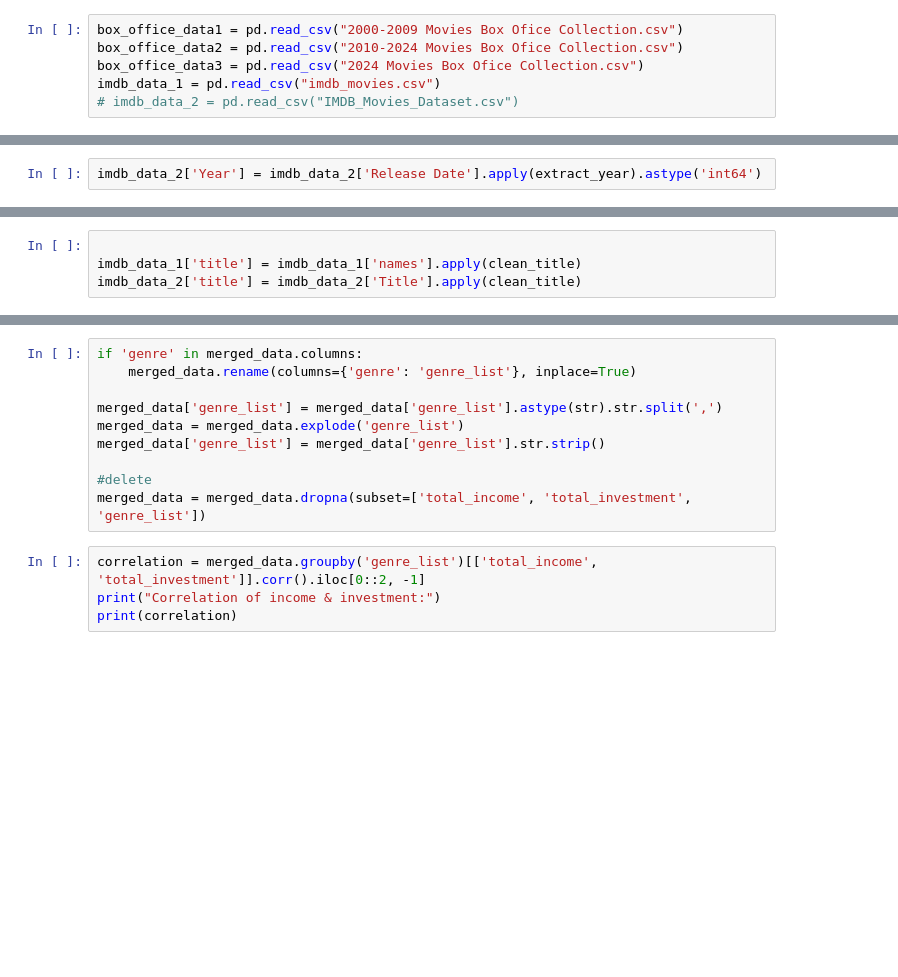
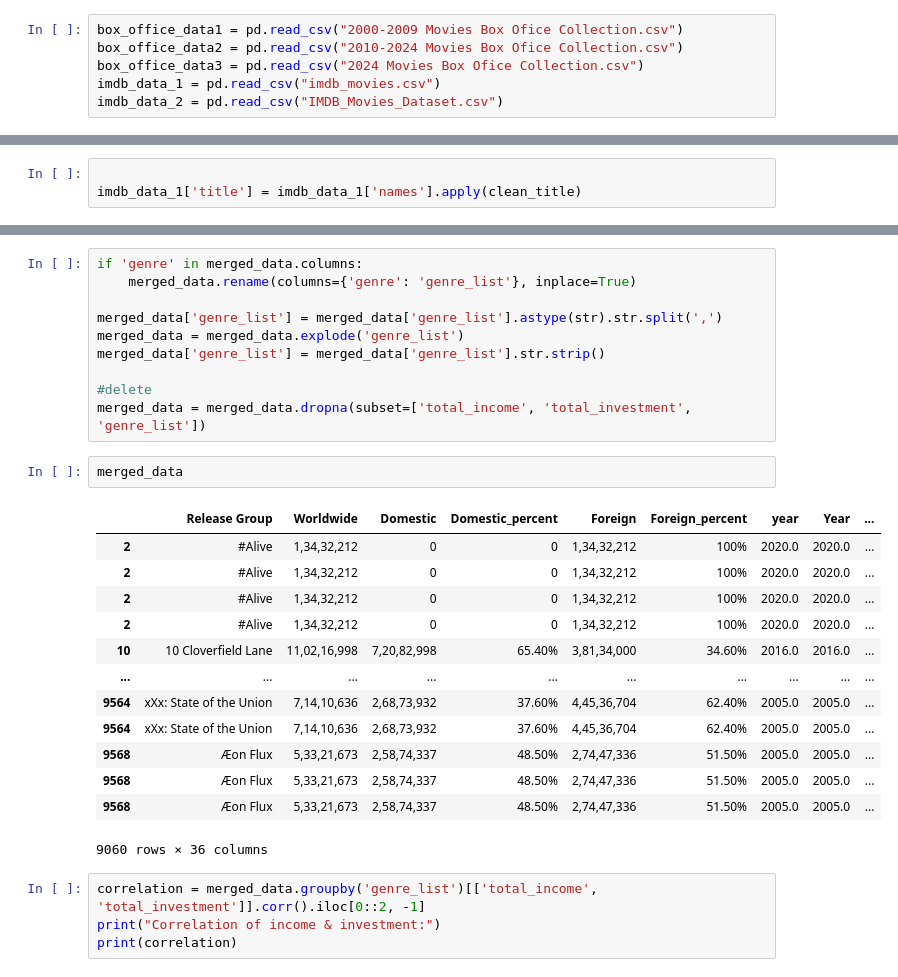
Before and after one commit to ReemaS03/SpotifyFeaturesVSPopularity, a Jupyter notebook: main.ipynb, the cells around one changed output, grey strips where cells are left out. Saved outputs shown, nothing was run; the diff lists cells and outputs as text; blank space fills up the shorter version.

```diff
--- a/main.ipynb
+++ b/main.ipynb
@@ -12,7 +12,7 @@ box_office_data1 = pd.read_csv("2000-2009 Movies Box Ofice Collection.csv")
 box_office_data2 = pd.read_csv("2010-2024 Movies Box Ofice Collection.csv")
 box_office_data3 = pd.read_csv("2024 Movies Box Ofice Collection.csv")
 imdb_data_1 = pd.read_csv("imdb_movies.csv")
-# imdb_data_2 = pd.read_csv("IMDB_Movies_Dataset.csv")
+imdb_data_2 = pd.read_csv("IMDB_Movies_Dataset.csv")
 # %%
 box_office_data = pd.concat([box_office_data1, box_office_data2, box_office_data3]).reset_index(drop=True)
 # %%
@@ -84,5 +84,3 @@ np.int64(2023)
 # %%
 def extract_year(date):
     return re.findall(r'\b\d{4}\b', date)[0]
-# %%
-imdb_data_2['Year'] = imdb_data_2['Release Date'].apply(extract_year).astype('int64')
@@ -100,6 +90,5 @@ def clean_title(title):
 # %%
 
 imdb_data_1['title'] = imdb_data_1['names'].apply(clean_title)
-imdb_data_2['title'] = imdb_data_2['Title'].apply(clean_title)
 # %%
 box_office_data['title'] = box_office_data['Release Group'].apply(clean_title)
@@ -233,6 +213,22 @@ merged_data['genre_list'] = merged_data['genre_list'].str.strip()
 
 #delete
 merged_data = merged_data.dropna(subset=['total_income', 'total_investment', 'genre_list'])
+# %%
+merged_data
+# %% [output]
+|  | Release Group | Worldwide | Domestic | Domestic_percent | Foreign | Foreign_percent | year | Year | ... |
+| 2 | #Alive | 1,34,32,212 | 0 | 0 | 1,34,32,212 | 100% | 2020.0 | 2020.0 | ... |
+| 2 | #Alive | 1,34,32,212 | 0 | 0 | 1,34,32,212 | 100% | 2020.0 | 2020.0 | ... |
+| 2 | #Alive | 1,34,32,212 | 0 | 0 | 1,34,32,212 | 100% | 2020.0 | 2020.0 | ... |
+| 2 | #Alive | 1,34,32,212 | 0 | 0 | 1,34,32,212 | 100% | 2020.0 | 2020.0 | ... |
+| 10 | 10 Cloverfield Lane | 11,02,16,998 | 7,20,82,998 | 65.40% | 3,81,34,000 | 34.60% | 2016.0 | 2016.0 | ... |
+| ... | ... | ... | ... | ... | ... | ... | ... | ... | ... |
+| 9564 | xXx: State of the Union | 7,14,10,636 | 2,68,73,932 | 37.60% | 4,45,36,704 | 62.40% | 2005.0 | 2005.0 | ... |
+| 9564 | xXx: State of the Union | 7,14,10,636 | 2,68,73,932 | 37.60% | 4,45,36,704 | 62.40% | 2005.0 | 2005.0 | ... |
+| 9568 | Æon Flux | 5,33,21,673 | 2,58,74,337 | 48.50% | 2,74,47,336 | 51.50% | 2005.0 | 2005.0 | ... |
+| 9568 | Æon Flux | 5,33,21,673 | 2,58,74,337 | 48.50% | 2,74,47,336 | 51.50% | 2005.0 | 2005.0 | ... |
+| 9568 | Æon Flux | 5,33,21,673 | 2,58,74,337 | 48.50% | 2,74,47,336 | 51.50% | 2005.0 | 2005.0 | ... |
+9060 rows × 36 columns
 # %%
 correlation = merged_data.groupby('genre_list')[['total_income', 'total_investment']].corr().iloc[0::2, -1]
 print("Correlation of income & investment:")
```
Also changed, not shown: parts of 20 cells of this notebook.
